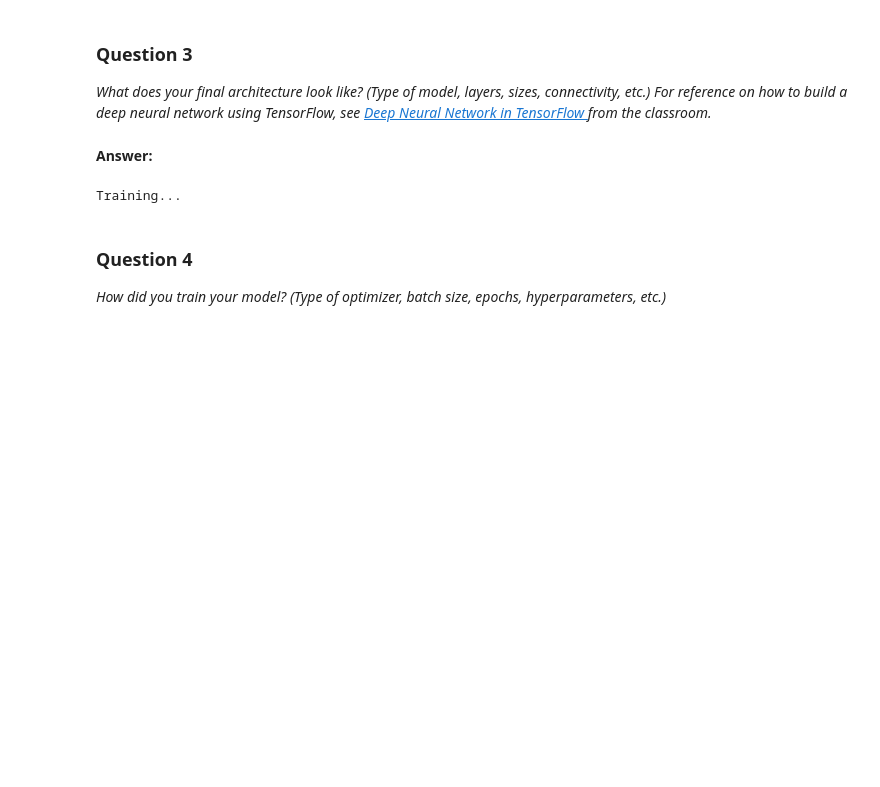
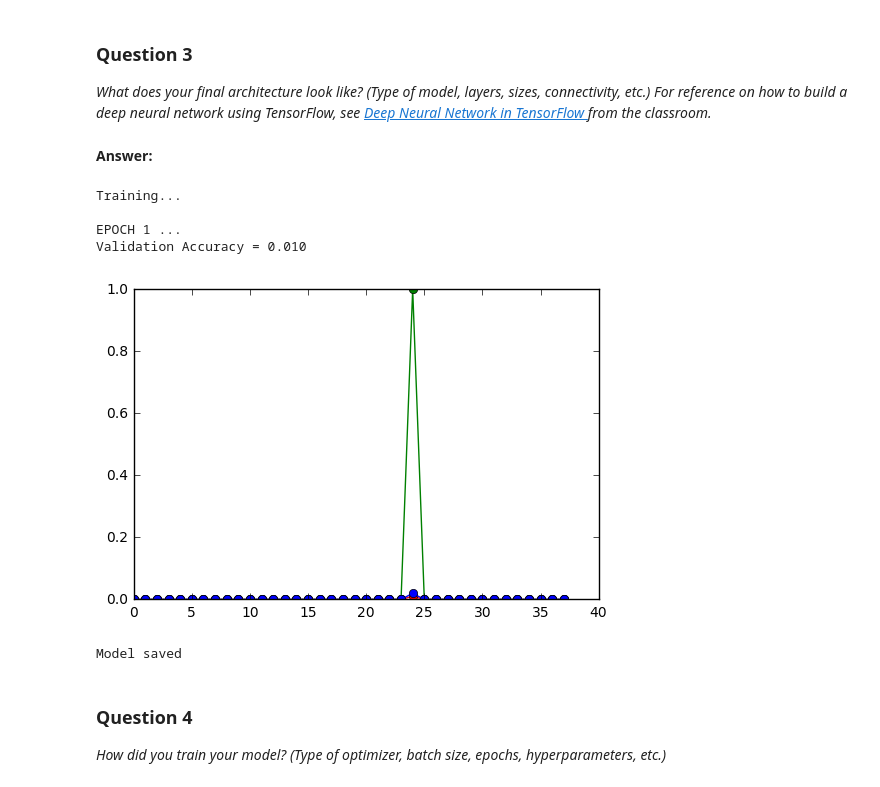
Before and after one commit to kyle-dorman/CarND-Traffic-Sign-Classifier-Project, a Jupyter notebook: iterations/Traffic_Sign_Classifier_2.ipynb, the cells around one changed output. Cells and saved outputs as stored; diff of their text form; code cells hidden in the pictures; blank space fills up the shorter version.

Commit message:
Fixed a bug with batches returning an empty array. Updated final two iterations to be entirly runnable if kernal dies.

```diff
--- a/iterations/Traffic_Sign_Classifier_2.ipynb
+++ b/iterations/Traffic_Sign_Classifier_2.ipynb
@@ -375,7 +380,9 @@ def model_pass(input, is_training, params):
         prediction = fully_connected(fc2, size=size)
     return prediction
 # %%
+%matplotlib inline
 from reusable.batches import Batch
+from sklearn.metrics import precision_recall_fscore_support
 
 def model_name(params):
   return "k{}d{}p{}kp{}_k{}d{}p{}kp{}_k{}d{}p{}kp{}_fc{}d{}_fc{}_e{}_r{}_bs{}".format(
@@ -389,15 +396,6 @@ def model_name(params):
       params['model']['fc2']['size'], params['model']['fc2']['keep_prob'],
       params['epochs'], params['rate'], params['batch_size']
   )
-
-def evaluate(X_data, y_data, session, tf_x_batch, tf_y_batch, is_training, accuracy_operation, batch_size):
-    batch = Batch(batch_size, X_data, y_data)
-    total_accuracy = 0
-    for batch_x, batch_y in batch.iterator():
-#         batch_x, batch_y = X_data[offset:offset+batch_size], y_data[offset:offset+batch_size]
-        accuracy = session.run(accuracy_operation, feed_dict={tf_x_batch: batch_x, tf_y_batch: batch_y, is_training: False})
-        total_accuracy += (accuracy * len(batch_x))
-    return total_accuracy / num_examples
 
 def train_model(params, X_train, y_train, X_valid, y_valid, X_test, y_test):
   model_shape = X_train[0].shape
@@ -430,8 +428,30 @@ def train_model(params, X_train, y_train, X_valid, y_valid, X_test, y_test):
     saver = tf.train.Saver()
 
   with tf.Session(graph = graph) as session:
-    # Initialise all variables in the graph
     session.run(tf.global_variables_initializer())
+
+    def evaluate(X_data, y_data, batch_size):
+      batch = Batch(batch_size, X_data, y_data)
+      total_accuracy = 0
+      for batch_x, batch_y in batch.iterator():
+          accuracy = session.run(accuracy_operation, feed_dict={tf_x_batch: batch_x, tf_y_batch: batch_y, is_training: False})
+          total_accuracy += (accuracy * len(batch_x))
+      return total_accuracy / len(X_data)
+
+    def evaluate_precision_recall(X_data, y_data, batch_size):
+        y_pred = []
+        batch = Batch(batch_size, X_data, y_data)
+        for batch_x, batch_y in batch.iterator():
+            batch_y_pred = session.run(tf.argmax(logits, 1), feed_dict={tf_x_batch: batch_x, tf_y_batch: batch_y, is_training: False})
+            y_pred.append(batch_y_pred)
+
+        y_pred = np.concatenate(y_pred)
+        precision, recall, f1_score, label_count = precision_recall_fscore_support(y_data, y_pred)
+
+        plt.plot(range(len(precision)), precision, marker='o', color='r')
+        plt.plot(range(len(precision)), recall, marker='o', color='g')
+        plt.plot(range(len(precision)), f1_score, marker='o', color='b')
+        plt.show()
 
     print("Training...")
     print()
@@ -441,12 +461,12 @@ def train_model(params, X_train, y_train, X_valid, y_valid, X_test, y_test):
         for batch_x, batch_y in batch.iterator():
             session.run(training_operation, feed_dict={tf_x_batch: batch_x, tf_y_batch: batch_y, is_training: True})
 
-        validation_accuracy = evaluate(X_valid, y_valid, session, tf_x_batch, tf_y_batch, is_training, accuracy_operation, params['batch_size'])
+        validation_accuracy = evaluate(X_valid, y_valid, params['batch_size'])
         print("EPOCH {} ...".format(i+1))
         print("Validation Accuracy = {:.3f}".format(validation_accuracy))
         print()
 
-#     evaluate_precision_recall(X_valid, y_valid)
+    evaluate_precision_recall(X_valid, y_valid, params['batch_size'])
 
     saver.save(session, model_variable_scope)
     print("Model saved")
@@ -469,31 +489,36 @@ params = {
       'size': 2,
       'keep_prob': 0.7
     },
     'conv3': {
       'kernal_size': 5,
       'depth': 64
     },
     'pool3': {
       'size': 2,
       'keep_prob': 0.7
     },
     'fc1': {
       'size': 64,
       'keep_prob': 0.8
     },
     'fc2': {
       'size': 64,
       'keep_prob': 0.8
     },
     'out': {
       'size': None # set in train_model
     }
   },
   'epochs': 1,
   'rate': 0.001,
-  'batch_size': 1
+  'batch_size': 64
 }
 
 train_model(params, X_train, y_train, X_valid, y_valid, X_test, y_test)
 # %% [output]
 Training...
+
+EPOCH 1 ...
+Validation Accuracy = 0.010
+[figure, added]
+Model saved
```
Also changed, not shown: parts of 4 cells of this notebook, 12 other files.
